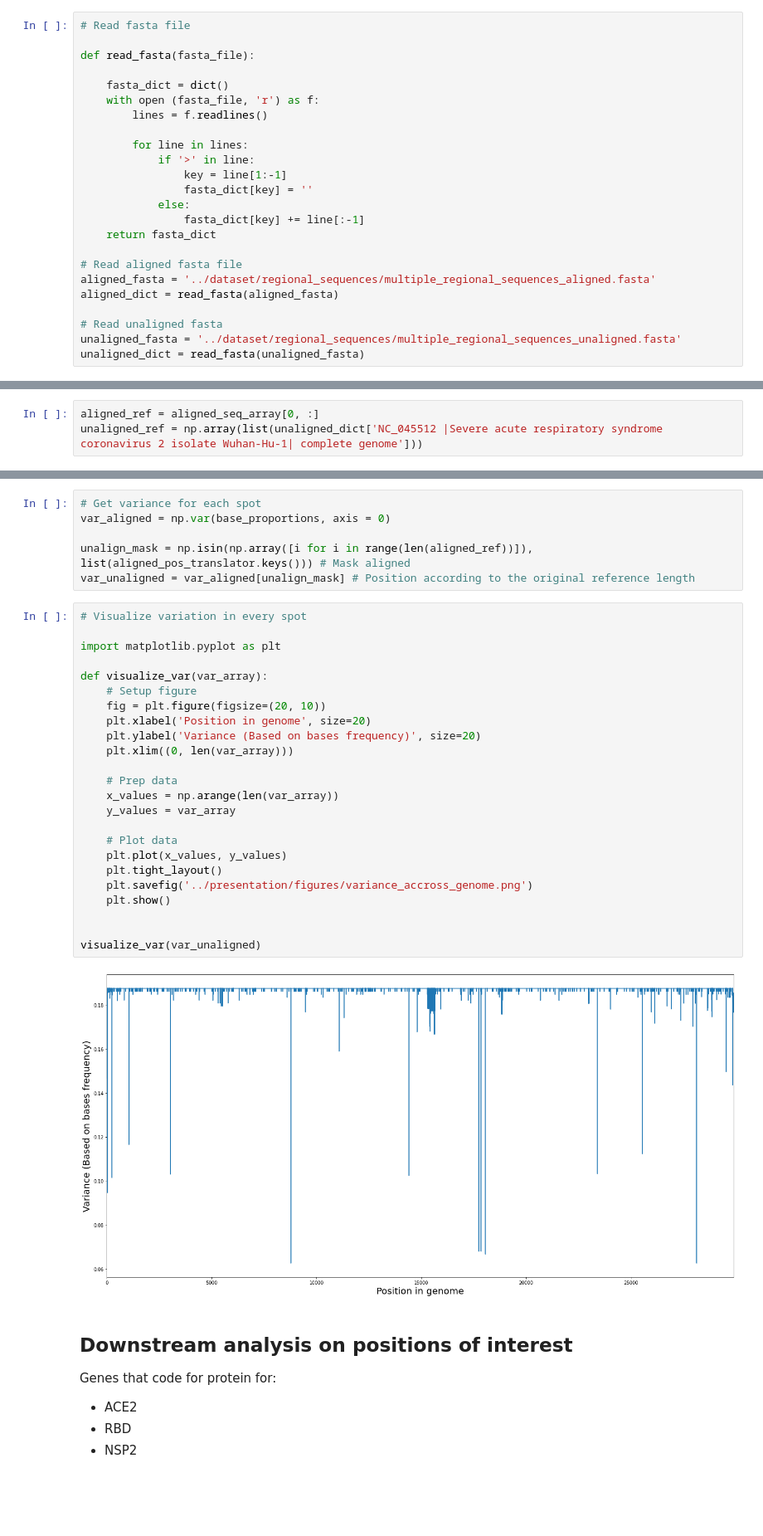
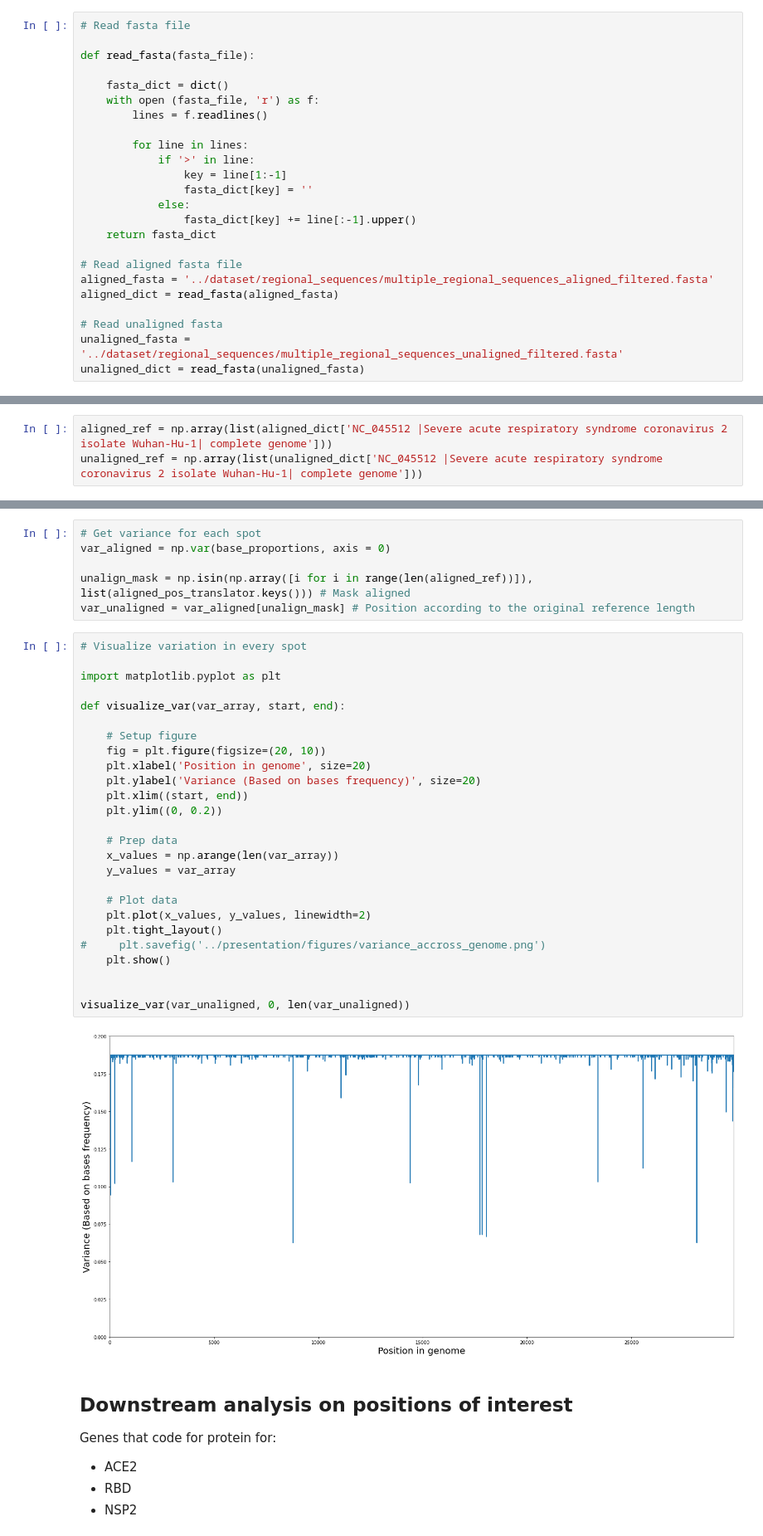
Before and after one commit to DaveIstanto/CPSC567_COVID, a Jupyter notebook: scripts/Coronavirus Project.ipynb, the cells around one changed output, grey strips where cells are left out. Shown: that part at 83% size. Drawn from its saved outputs; the diff is of its cells as text; blank space fills up the shorter version.

```diff
--- a/scripts/Coronavirus Project.ipynb
+++ b/scripts/Coronavirus Project.ipynb
@@ -15,13 +15,13 @@ def read_fasta(fasta_file):
                 key = line[1:-1]
                 fasta_dict[key] = ''
             else:
-                fasta_dict[key] += line[:-1]
+                fasta_dict[key] += line[:-1].upper()
     return fasta_dict
 
 # Read aligned fasta file
-aligned_fasta = '../dataset/regional_sequences/multiple_regional_sequences_aligned.fasta'
+aligned_fasta = '../dataset/regional_sequences/multiple_regional_sequences_aligned_filtered.fasta'
 aligned_dict = read_fasta(aligned_fasta)
 
 # Read unaligned fasta
-unaligned_fasta = '../dataset/regional_sequences/multiple_regional_sequences_unaligned.fasta'
+unaligned_fasta = '../dataset/regional_sequences/multiple_regional_sequences_unaligned_filtered.fasta'
 unaligned_dict = read_fasta(unaligned_fasta)
@@ -41,7 +53,7 @@ accession_array = np.array(accession_array)
 # Replace non A,T,G,C with -
 aligned_seq_array = np.where(np.isin(aligned_seq_array, ['A', 'T', 'G', 'C']), aligned_seq_array, '-')
 # %%
-aligned_ref = aligned_seq_array[0, :]
+aligned_ref = np.array(list(aligned_dict['NC_045512 |Severe acute respiratory syndrome coronavirus 2 isolate Wuhan-Hu-1| complete genome']))
 unaligned_ref = np.array(list(unaligned_dict['NC_045512 |Severe acute respiratory syndrome coronavirus 2 isolate Wuhan-Hu-1| complete genome']))
 # %%
 # Get the dictionary of key ref. aligned position sequance, value reference actual position
@@ -105,29 +118,31 @@ var_unaligned = var_aligned[unalign_mask] # Position according to the original r
 # %%
 # Visualize variation in every spot
 
 import matplotlib.pyplot as plt
 
-def visualize_var(var_array):
+def visualize_var(var_array, start, end):
+
     # Setup figure
     fig = plt.figure(figsize=(20, 10))
     plt.xlabel('Position in genome', size=20)
     plt.ylabel('Variance (Based on bases frequency)', size=20)
-    plt.xlim((0, len(var_array)))
+    plt.xlim((start, end))
+    plt.ylim((0, 0.2))
 
     # Prep data
     x_values = np.arange(len(var_array))
     y_values = var_array
 
     # Plot data
-    plt.plot(x_values, y_values)
+    plt.plot(x_values, y_values, linewidth=2)
     plt.tight_layout()
-    plt.savefig('../presentation/figures/variance_accross_genome.png')
+#     plt.savefig('../presentation/figures/variance_accross_genome.png')
     plt.show()
 
 
-visualize_var(var_unaligned)
+visualize_var(var_unaligned, 0, len(var_unaligned))
 # %% [output]
-[figure, old version]
+[figure, new version]
 # %% [markdown]
 ## Downstream analysis on positions of interest
 Genes that code for protein for:
```
Also changed, not shown: parts of 22 cells of this notebook, 20 other files.
